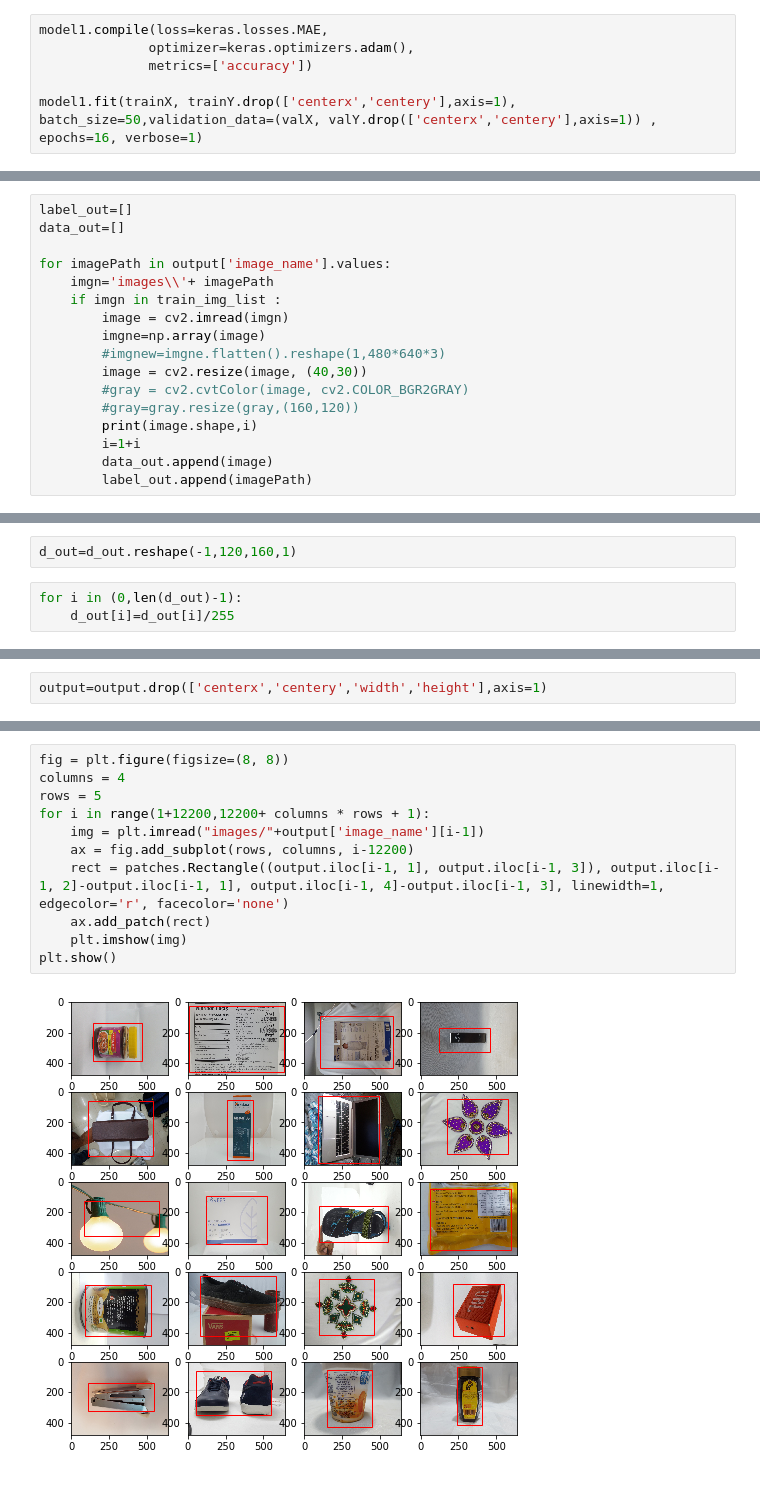
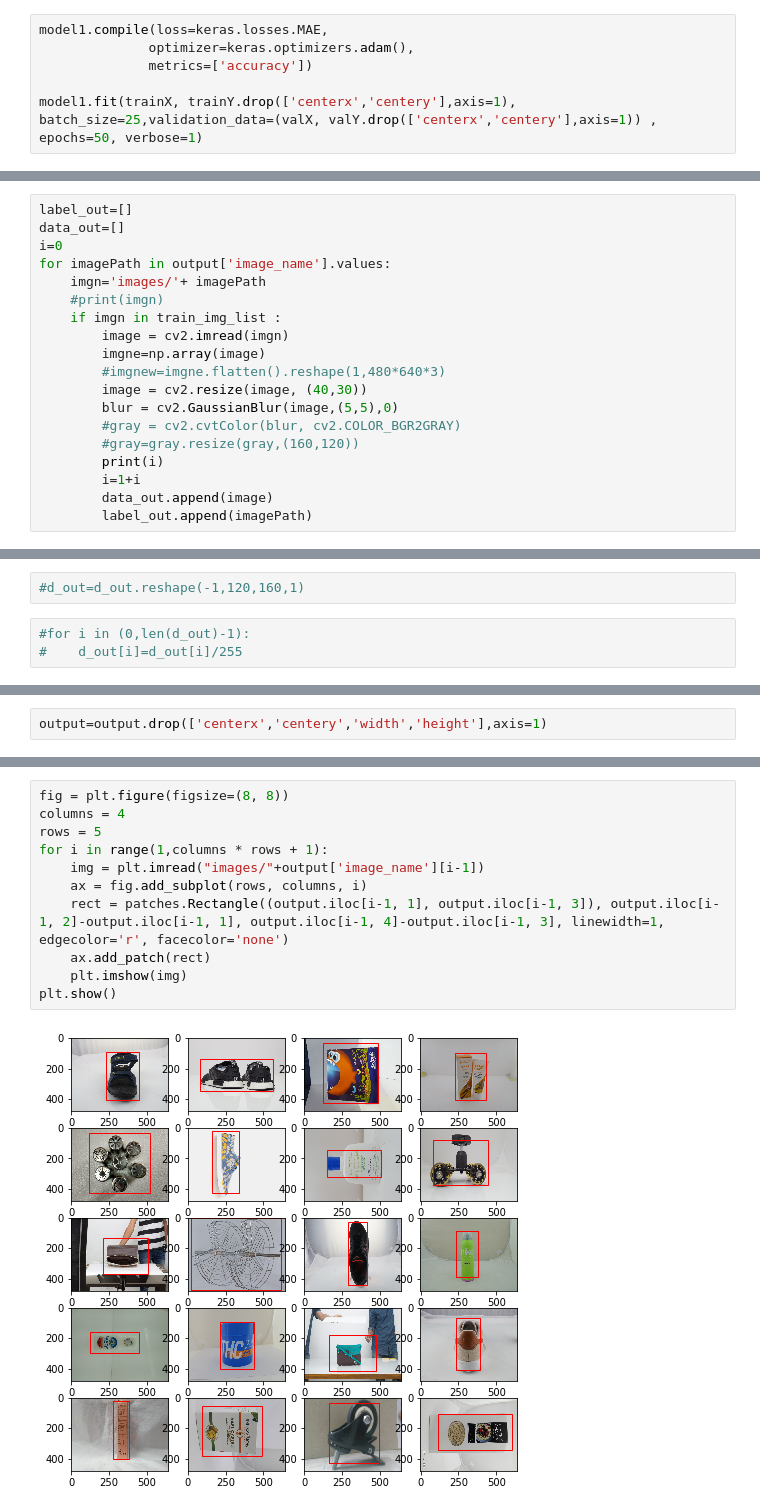
Before and after one commit to ashwinvaswani/FlipkartGrid, a Jupyter notebook: Untitled.ipynb, the cells around one changed output, grey strips where cells are left out. Saved outputs shown, nothing was run; the diff lists cells and outputs as text.

```diff
--- a/Untitled.ipynb
+++ b/Untitled.ipynb
@@ -252,6 +295,6 @@ model1.compile(loss=keras.losses.MAE,
               optimizer=keras.optimizers.adam(),
               metrics=['accuracy'])
 
-model1.fit(trainX, trainY.drop(['centerx','centery'],axis=1), batch_size=50,validation_data=(valX, valY.drop(['centerx','centery'],axis=1)) , epochs=16, verbose=1)
+model1.fit(trainX, trainY.drop(['centerx','centery'],axis=1), batch_size=25,validation_data=(valX, valY.drop(['centerx','centery'],axis=1)) , epochs=50, verbose=1)
 # %% [output]
 Train on 13300 samples, validate on 700 samples
@@ -290,17 +377,19 @@ output.shape
 # %%
 label_out=[]
 data_out=[]
-
+i=0
 for imagePath in output['image_name'].values:
-    imgn='images\\'+ imagePath
+    imgn='images/'+ imagePath
+    #print(imgn)
     if imgn in train_img_list :
         image = cv2.imread(imgn)
         imgne=np.array(image)
         #imgnew=imgne.flatten().reshape(1,480*640*3)
         image = cv2.resize(image, (40,30))
-        #gray = cv2.cvtColor(image, cv2.COLOR_BGR2GRAY)
+        blur = cv2.GaussianBlur(image,(5,5),0)
+        #gray = cv2.cvtColor(blur, cv2.COLOR_BGR2GRAY)
         #gray=gray.resize(gray,(160,120))
-        print(image.shape,i)
+        print(i)
         i=1+i
         data_out.append(image)
         label_out.append(imagePath)
@@ -325,10 +414,10 @@ for imagePath in output['image_name'].values:
 # %%
 d_out=np.array(data_out)/255
 # %%
-d_out=d_out.reshape(-1,120,160,1)
+#d_out=d_out.reshape(-1,120,160,1)
 # %%
-for i in (0,len(d_out)-1):
-    d_out[i]=d_out[i]/255
+#for i in (0,len(d_out)-1):
+#    d_out[i]=d_out[i]/255
 # %%
 d_out
 # %%
@@ -384,13 +472,13 @@ output.head()
 # %%
 fig = plt.figure(figsize=(8, 8))
 columns = 4
 rows = 5
-for i in range(1+12200,12200+ columns * rows + 1):
+for i in range(1,columns * rows + 1):
     img = plt.imread("images/"+output['image_name'][i-1])
-    ax = fig.add_subplot(rows, columns, i-12200)
+    ax = fig.add_subplot(rows, columns, i)
     rect = patches.Rectangle((output.iloc[i-1, 1], output.iloc[i-1, 3]), output.iloc[i-1, 2]-output.iloc[i-1, 1], output.iloc[i-1, 4]-output.iloc[i-1, 3], linewidth=1, edgecolor='r', facecolor='none')
     ax.add_patch(rect)
     plt.imshow(img)
 plt.show()
 # %% [output]
-[figure, old version]
+[figure, new version]
```
Also changed, not shown: parts of 21 cells of this notebook, 3 other files.
